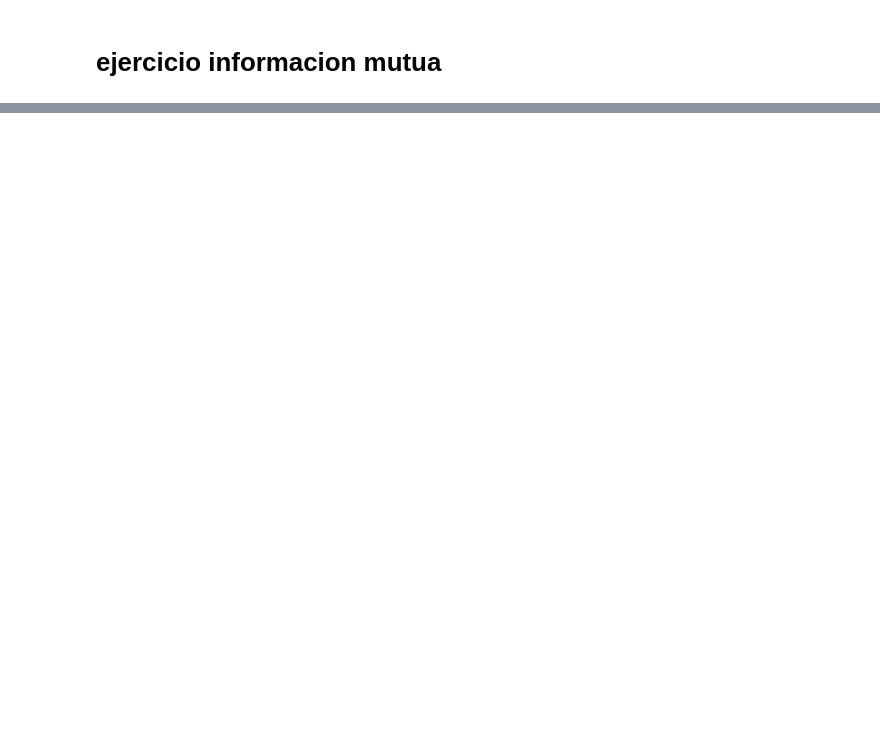
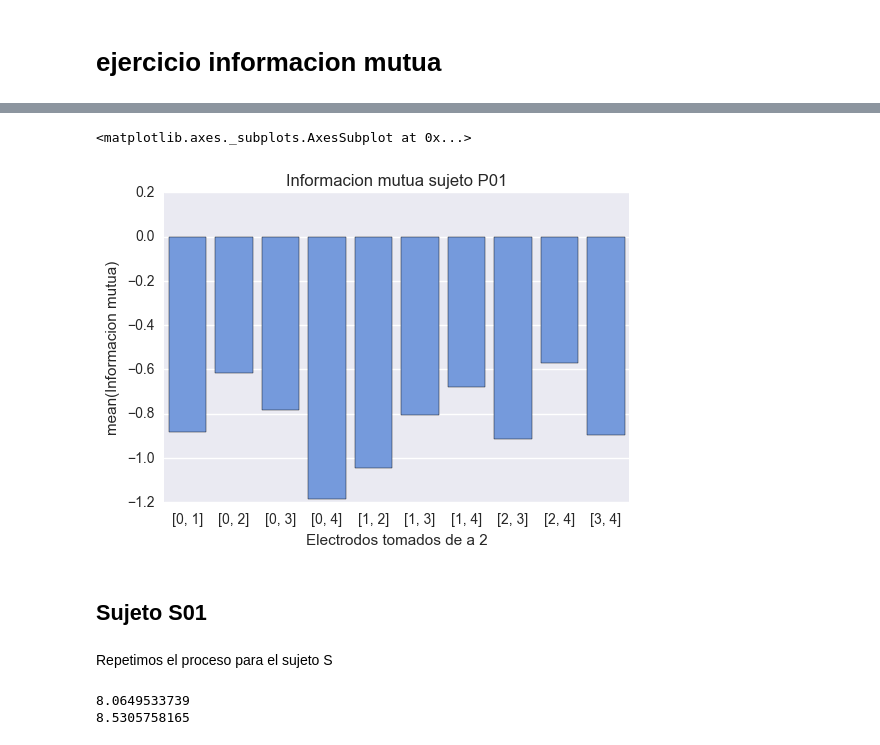
Before and after one commit to turtle-lea/ciencia-de-datos, a Jupyter notebook: tp-2/tp-2-version-entregable.ipynb, the cells around one changed output, grey strips where cells are left out. Cells and saved outputs as stored; diff of their text form; code cells hidden in the pictures; blank space fills up the shorter version.

```diff
--- a/tp-2/tp-2-version-entregable.ipynb
+++ b/tp-2/tp-2-version-entregable.ipynb
@@ -784,0 +814,14 @@ KeyboardInterrupt:
+# %%
+array_info_mutua_P = np.copy(array_info_mutua)
+# %%
+serie_y = pd.Series(array_info_mutua_P, name="Informacion mutua")
+serie_x = pd.Series([str(pair) for pair in electrodos_tomados_de_a_2], name="Electrodos tomados de a 2")
+plt.title("Informacion mutua sujeto P01")
+seaborn.barplot(x=serie_x, y=serie_y, color="#6495ED")
+# %% [output]
+<matplotlib.axes._subplots.AxesSubplot at 0x...>
+[figure, added]
+# %% [markdown]
+## Sujeto S01
+# %% [markdown]
+Repetimos el proceso para el sujeto S
@@ -784,0 +865,6 @@ KeyboardInterrupt:
+# %%
+print np.mean(array_entropia_conjunta_P)
+print np.mean(array_entropia_conjunta_S)
+# %% [output]
+8.0649533739
+8.5305758165
```
Also changed, not shown: parts of 49 cells of this notebook.
